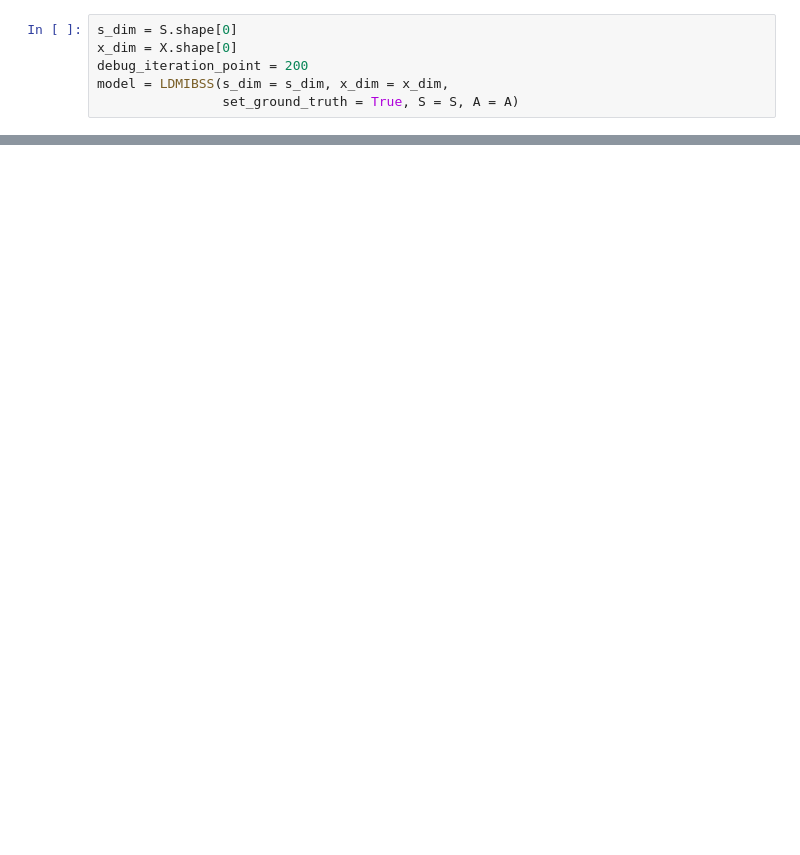
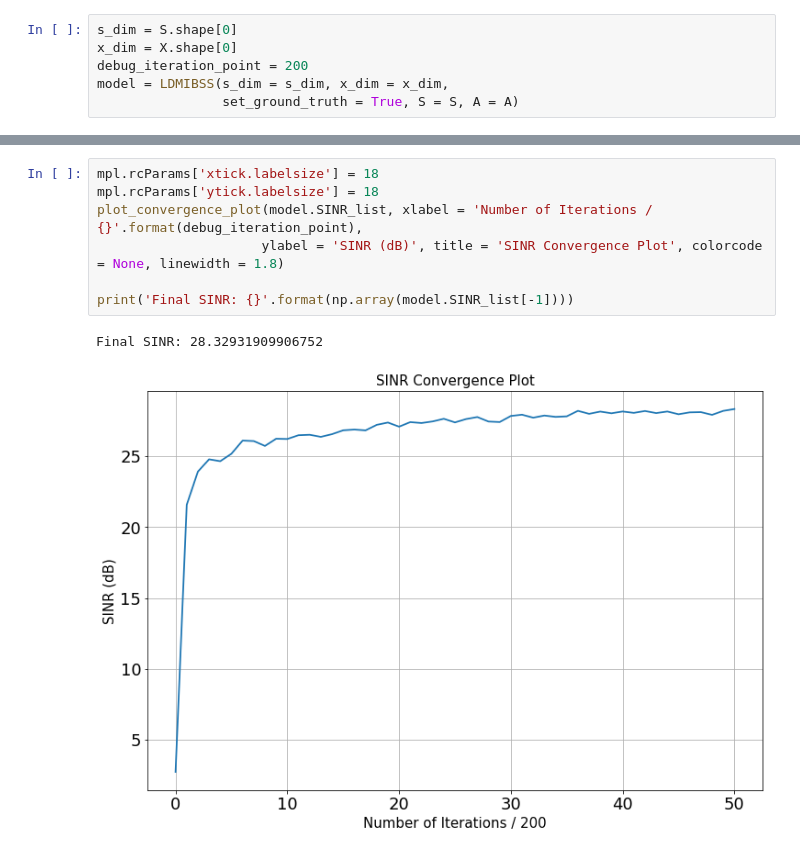
Before and after one commit to BariscanBozkurt/Biologically-Plausible-Correlative-Information-Maximization-for-Blind-Source-Separation, a Jupyter notebook: Numerical_Experiments_Batch_LDMI/LDMIBatch_NNAntisparse_CovBased_HighCorrelation.ipynb, the cells around one changed output, grey strips where cells are left out. Cells and saved outputs as stored; diff of their text form; blank space fills up the shorter version.

```diff
--- a/Numerical_Experiments_Batch_LDMI/LDMIBatch_NNAntisparse_CovBased_HighCorrelation.ipynb
+++ b/Numerical_Experiments_Batch_LDMI/LDMIBatch_NNAntisparse_CovBased_HighCorrelation.ipynb
@@ -74,3 +74,13 @@ model.fit_batch_nnantisparse(X, epsilon = 1e-5, mu_start = 100, n_iterations = 1
+# %%
+mpl.rcParams['xtick.labelsize'] = 18
+mpl.rcParams['ytick.labelsize'] = 18
+plot_convergence_plot(model.SINR_list, xlabel = 'Number of Iterations / {}'.format(debug_iteration_point),
+                     ylabel = 'SINR (dB)', title = 'SINR Convergence Plot', colorcode = None, linewidth = 1.8)
+
+print('Final SINR: {}'.format(np.array(model.SINR_list[-1])))
+# %% [output]
+Final SINR: 28.32931909906752
+[figure, added]
 # %%
 W = model.W
 Y = W @ X
```
Also changed, not shown: parts of 6 cells of this notebook.
